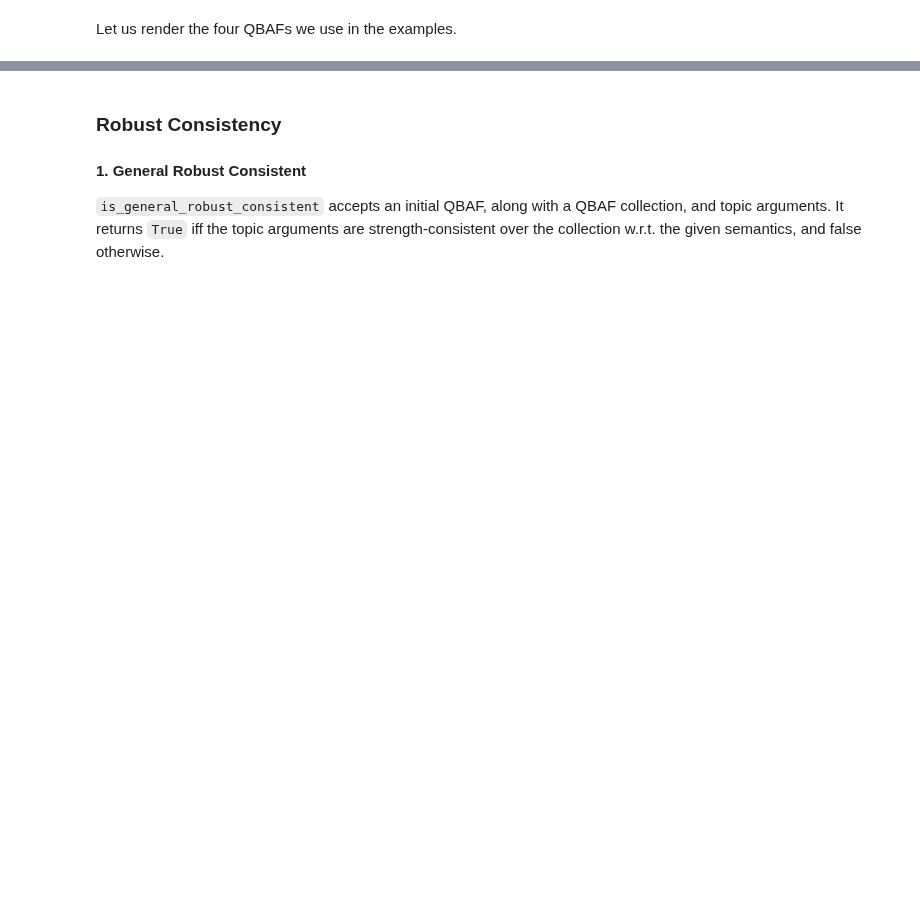
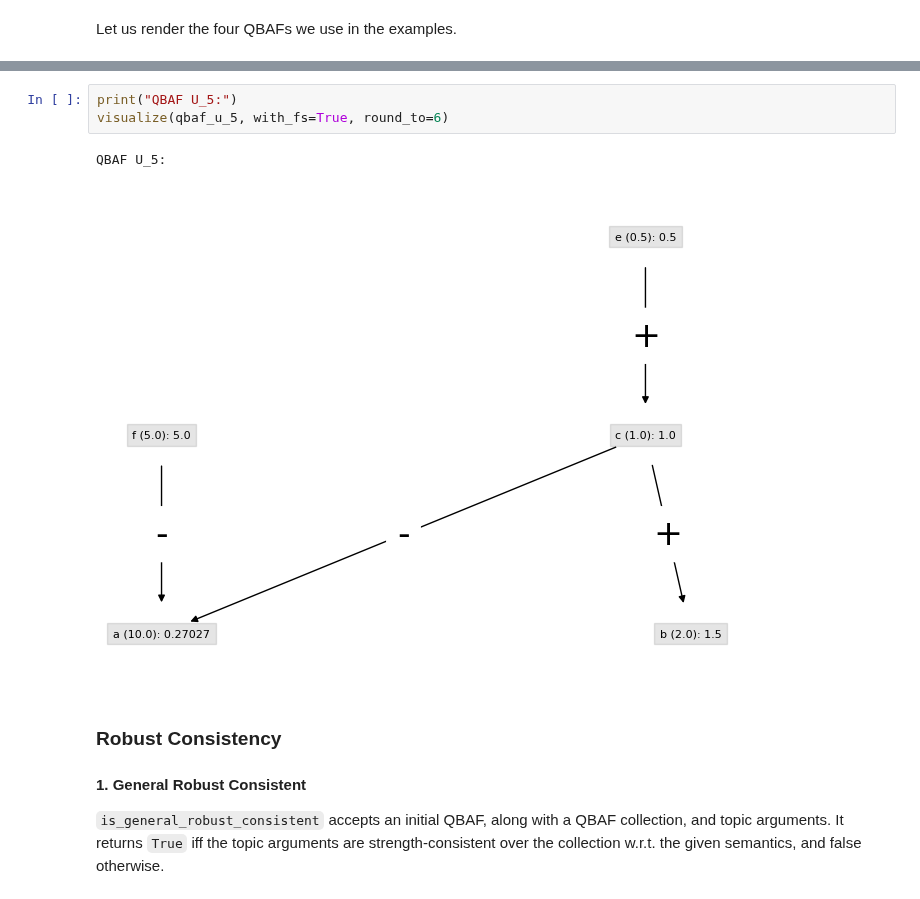
Before and after one commit to TimKam/Quantitative-Bipolar-Argumentation, a Jupyter notebook: examples.ipynb, the cells around one changed output, grey strips where cells are left out. Saved outputs shown, nothing was run; the diff lists cells and outputs as text; blank space fills up the shorter version.

```diff
--- a/examples.ipynb
+++ b/examples.ipynb
@@ -345,3 +470,9 @@ visualize(qbaf_u_3, with_fs=True, round_to=6)
+# %%
+print("QBAF U_5:")
+visualize(qbaf_u_5, with_fs=True, round_to=6)
+# %% [output]
+QBAF U_5:
+[figure, added]
 # %% [markdown]
 ### Robust Consistency
 
```
Also changed, not shown: parts of 42 cells of this notebook, 2 other files.
